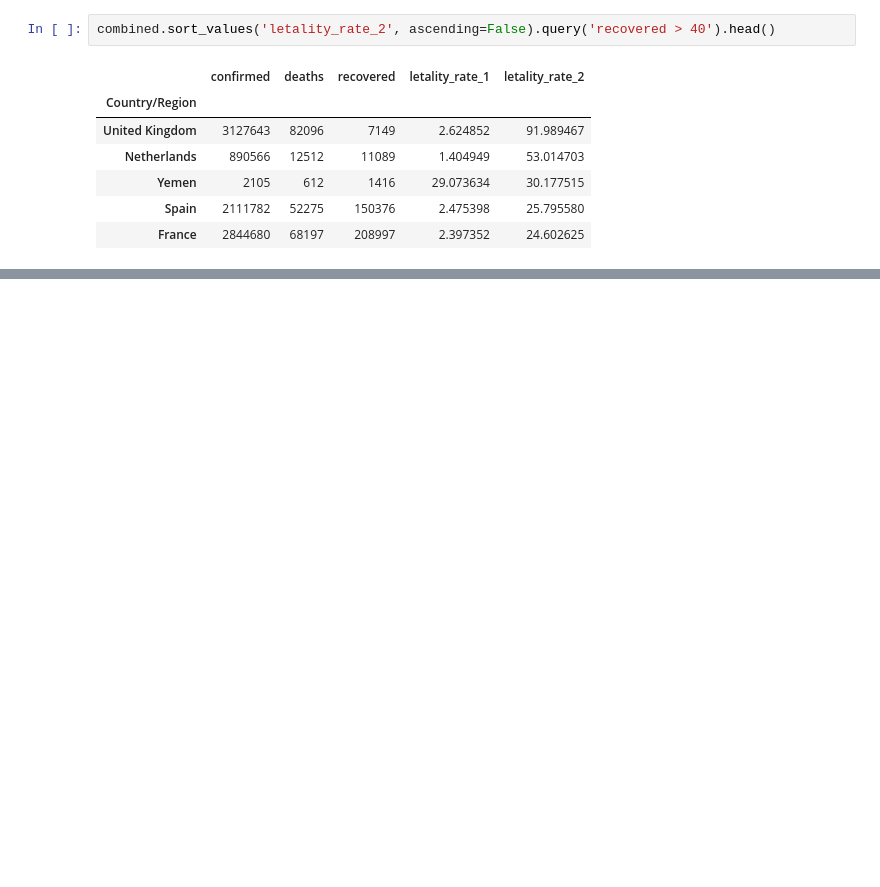
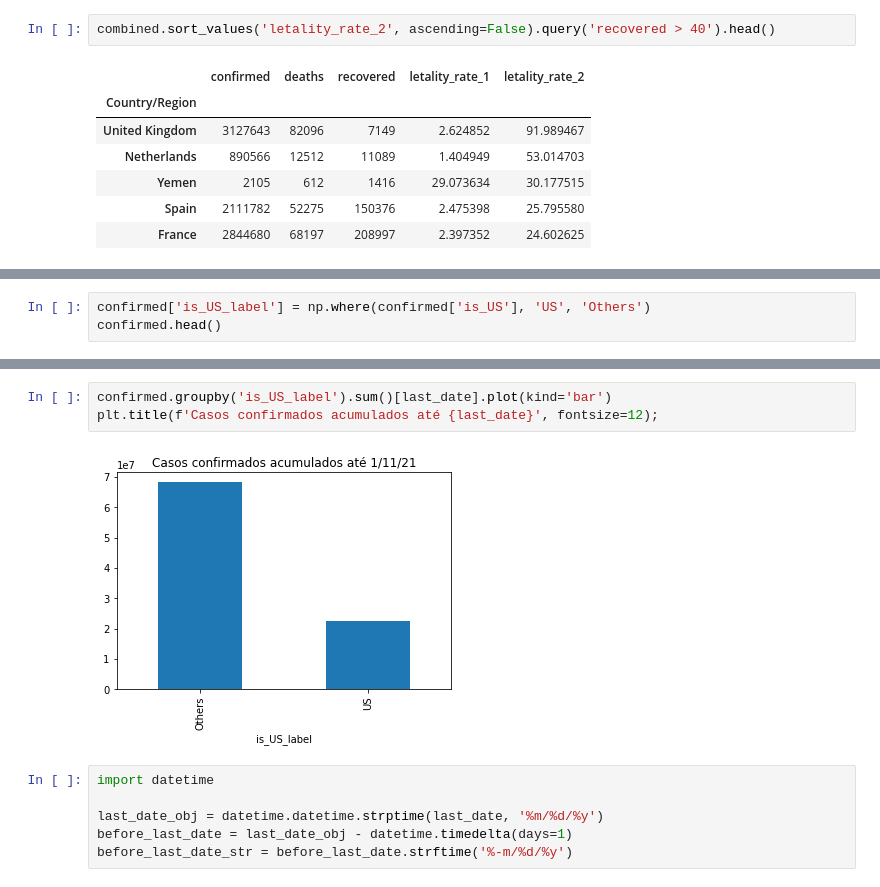
Before and after one commit to Daniel-ASG/Course_Classes, a Jupyter notebook: Data_Science_análises_para_saúde_e_medicina.ipynb, the cells around one changed output, grey strips where cells are left out. Saved outputs shown, nothing was run; the diff lists cells and outputs as text; blank space fills up the shorter version.

```diff
--- a/Data_Science_análises_para_saúde_e_medicina.ipynb
+++ b/Data_Science_análises_para_saúde_e_medicina.ipynb
@@ -511,0 +572,3 @@ combined.sort_values('letality_rate_2', ascending=False).query('recovered > 40')
+# %%
+confirmed['is_US_label'] = np.where(confirmed['is_US'], 'US', 'Others')
+confirmed.head()
@@ -511,0 +583,11 @@ combined.sort_values('letality_rate_2', ascending=False).query('recovered > 40')
+# %%
+confirmed.groupby('is_US_label').sum()[last_date].plot(kind='bar')
+plt.title(f'Casos confirmados acumulados até {last_date}', fontsize=12);
+# %% [output]
+[figure, added]
+# %%
+import datetime
+
+last_date_obj = datetime.datetime.strptime(last_date, '%m/%d/%y')
+before_last_date = last_date_obj - datetime.timedelta(days=1)
+before_last_date_str = before_last_date.strftime('%-m/%d/%y')
```
Also changed, not shown: parts of 22 cells of this notebook.
